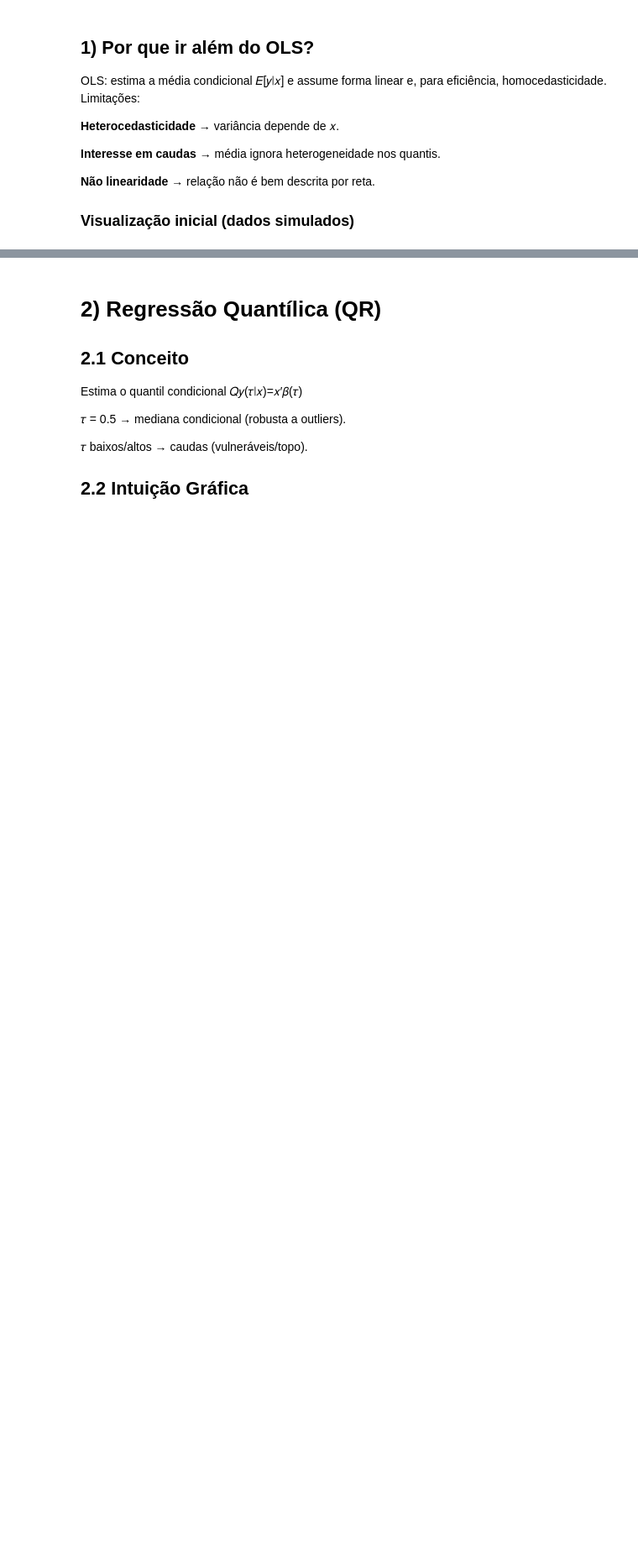
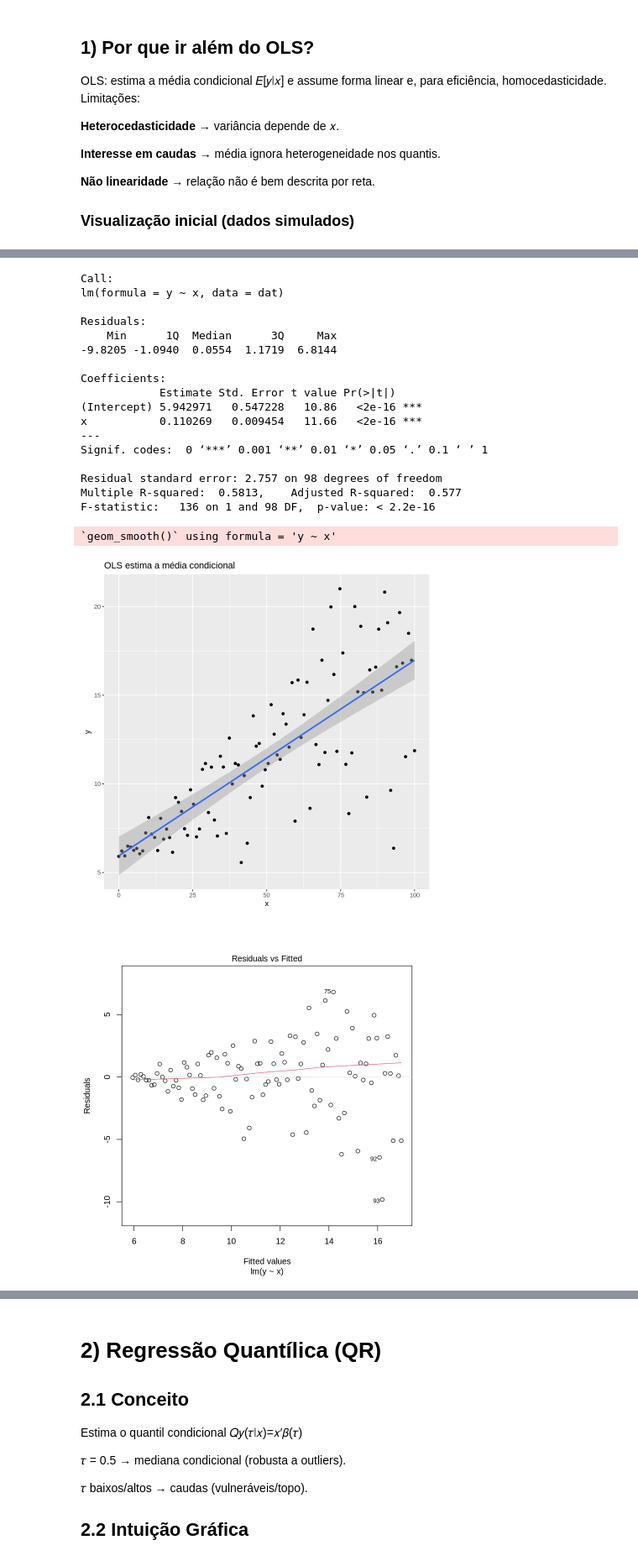
Before and after one commit to ngthiagpgp/Curso-de-Avalia-o-de-Pol-ticas-P-blicas, a Jupyter notebook: Aula_Quartiles_e_GAM_r.ipynb, the cells around one changed output, grey strips where cells are left out. Shown at 84% size. Cells and saved outputs as stored; diff of their text form; code cells hidden in the pictures; blank space fills up the shorter version.

```diff
--- a/Aula_Quartiles_e_GAM_r.ipynb
+++ b/Aula_Quartiles_e_GAM_r.ipynb
@@ -76,0 +92,29 @@ ggplot(dat, aes(x, y)) +
+# %%
+m_ols <- lm(y ~ x, data=dat)
+summary(m_ols)
+ggplot(dat, aes(x, y)) +
+  geom_point() +
+  geom_smooth(method = "lm", se = TRUE) +
+  labs(title = "OLS estima a média condicional")
+plot(m_ols)
+# %% [output]
+Call:
+lm(formula = y ~ x, data = dat)
+
+Residuals:
+    Min      1Q  Median      3Q     Max
+-9.8205 -1.0940  0.0554  1.1719  6.8144
+
+Coefficients:
+            Estimate Std. Error t value Pr(>|t|)
+(Intercept) 5.942971   0.547228   10.86   <2e-16 ***
+x           0.110269   0.009454   11.66   <2e-16 ***
+---
+Signif. codes:  0 ‘***’ 0.001 ‘**’ 0.01 ‘*’ 0.05 ‘.’ 0.1 ‘ ’ 1
+
+Residual standard error: 2.757 on 98 degrees of freedom
+Multiple R-squared:  0.5813,    Adjusted R-squared:  0.577
+F-statistic:   136 on 1 and 98 DF,  p-value: < 2.2e-16
+`geom_smooth()` using formula = 'y ~ x'
+[figure, added]
+[figure, added]
```
Also changed, not shown: parts of 14 cells of this notebook.
